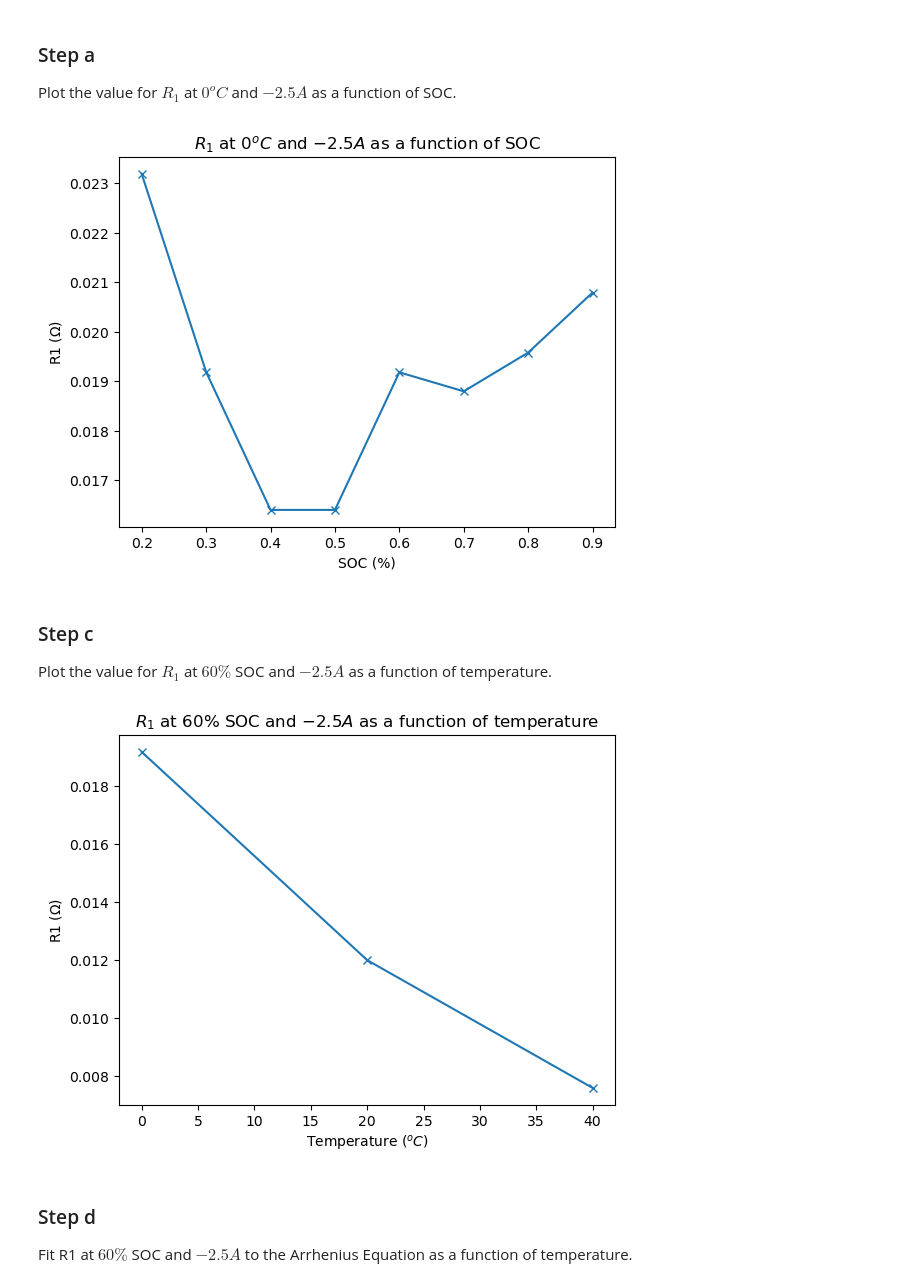
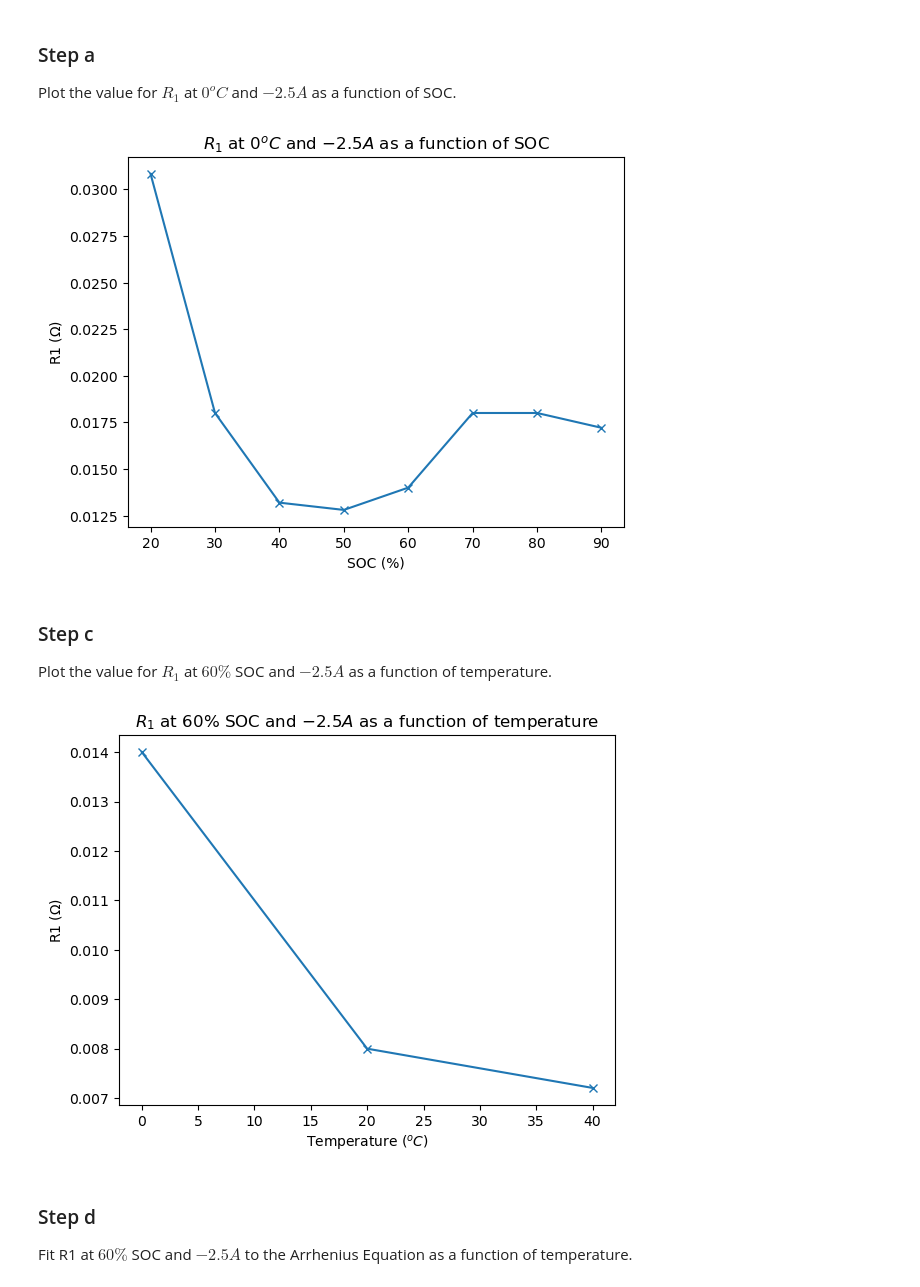
Before and after one commit to sunfanyi/modelling-of-lithium-ion-batteries, a Jupyter notebook: part_2bc.ipynb, the cells around one changed output. Saved outputs shown, nothing was run; the diff lists cells and outputs as text; code cells hidden in the pictures.

```diff
--- a/part_2bc.ipynb
+++ b/part_2bc.ipynb
@@ -1,5 +1,6 @@
 # %%
 import os
+import json
 import pandas as pd
 import numpy as np
 import matplotlib.pyplot as plt
@@ -14,9 +15,11 @@ try:  # if running with Google Colab
     drive_dir = '/content/drive/My Drive/Colab Notebooks/FCTT 3'
     sys.path.insert(0, drive_dir)
 
-    data_dir =os.path.join(drive_dir, 'battery_experimental_data')
+    data_dir = os.path.join(drive_dir, 'battery_experimental_data')
+    fit_res_dir = os.path.join(drive_dir, 'fitting_results')
 except:  # if running locally
     data_dir = os.path.abspath('battery_experimental_data')
+    fit_res_dir = os.path.abspath('fitting_results')
 
 from tools import *
 # %% [markdown]
@@ -116,11 +195,11 @@ Find index of steady-state voltage for each pulse:
 idx_Vss = find_Vss_pos(t, V_actual, idx_pulse_start, idx_pulse_end)
 # %%
 # check all steady state:
-# show_temp = 2
-# for show_SOC in np.arange(1, 9):
-#     show_pulse = 'all'
-#     plot_pulses(t, I, V_actual, idx_pulse_start, idx_pulse_end,
-#                 show_SOC, show_pulse, idx_Vss, show_current=False, temperature=show_temp)
+show_temp = 1
+for show_SOC in np.arange(1, 9):
+    show_pulse = 'all'
+    plot_pulses(t, I, V_actual, idx_pulse_start, idx_pulse_end,
+                show_SOC, show_pulse, idx_Vss, show_current=False, temperature=show_temp)
 
 # show_temp = 2
 # show_SOC = 1
@@ -130,9 +218,9 @@ idx_Vss = find_Vss_pos(t, V_actual, idx_pulse_start, idx_pulse_end)
 # %% [markdown]
 ## Parametrisation
 # %%
-R0_tab, R1_tab, C1_tab, I_peaks = para_RC(t, I, V_actual, idx_pulse_end, idx_Vss)[:4]
+R0_tab, R1_tab, C1_tab, I_peaks, d_I, d_Vinf = para_RC(t, I, V_actual, idx_pulse_end, idx_Vss)
 
-C1_const = 197.27991163742004  # from part 2a
+C1_const = read_fit_res(fit_res_dir, 'C1')  # from part 2a
 
 # Visualisation:
 rows = pd.MultiIndex.from_product([['%d%%' % (SOC_from_idx_map[i]*100) for i in range(8)],
@@ -235,23 +329,23 @@ T0: 20
 
 Plot the value for $R_1$ at $0^oC$ and $-2.5A$ as a function of SOC.
 # %%
-idx_25 = np.where(np.abs(I_peaks[0, 0]-(-2.5)) < 0.01)[0][0]
+idx_25 = np.where(np.abs(I_peaks[0, 0]-(2.5)) < 0.01)[0][0]
 SOC_plot = np.arange(0.9, 0.1, -0.1)
 R1_plot = R1_tab[0, :, idx_25]
 
-plt.plot(SOC_plot, R1_plot, '-x')
+plt.plot(SOC_plot*100, R1_plot, '-x')
 plt.xlabel('SOC (%)')
 plt.ylabel('R1 ($\Omega$)')
 plt.title('$R_1$ at $0^oC$ and $-2.5A$ as a function of SOC')
 plt.show()
 # %% [output]
-[figure, old version]
+[figure, new version]
 # %% [markdown]
 ### Step c
 
 Plot the value for $R_1$ at $60\%$ SOC and $-2.5A$ as a function of temperature.
 # %%
-idx_25 = np.where(np.abs(I_peaks[0, 0]-(-2.5)) < 0.01)[0][0]
+idx_25 = np.where(np.abs(I_peaks[0, 0]-(2.5)) < 0.01)[0][0]
 T_fit = [0, 20, 40]
 R1_true = R1_tab[:, 3, idx_25]
 
@@ -261,7 +355,7 @@ plt.ylabel('R1 ($\Omega$)')
 plt.title('$R_1$ at $60\%$ SOC and $-2.5A$ as a function of temperature')
 plt.show()
 # %% [output]
-[figure, old version]
+[figure, new version]
 # %% [markdown]
 ### Step d
 
```
Also changed, not shown: parts of 12 cells of this notebook, 11 other files.
